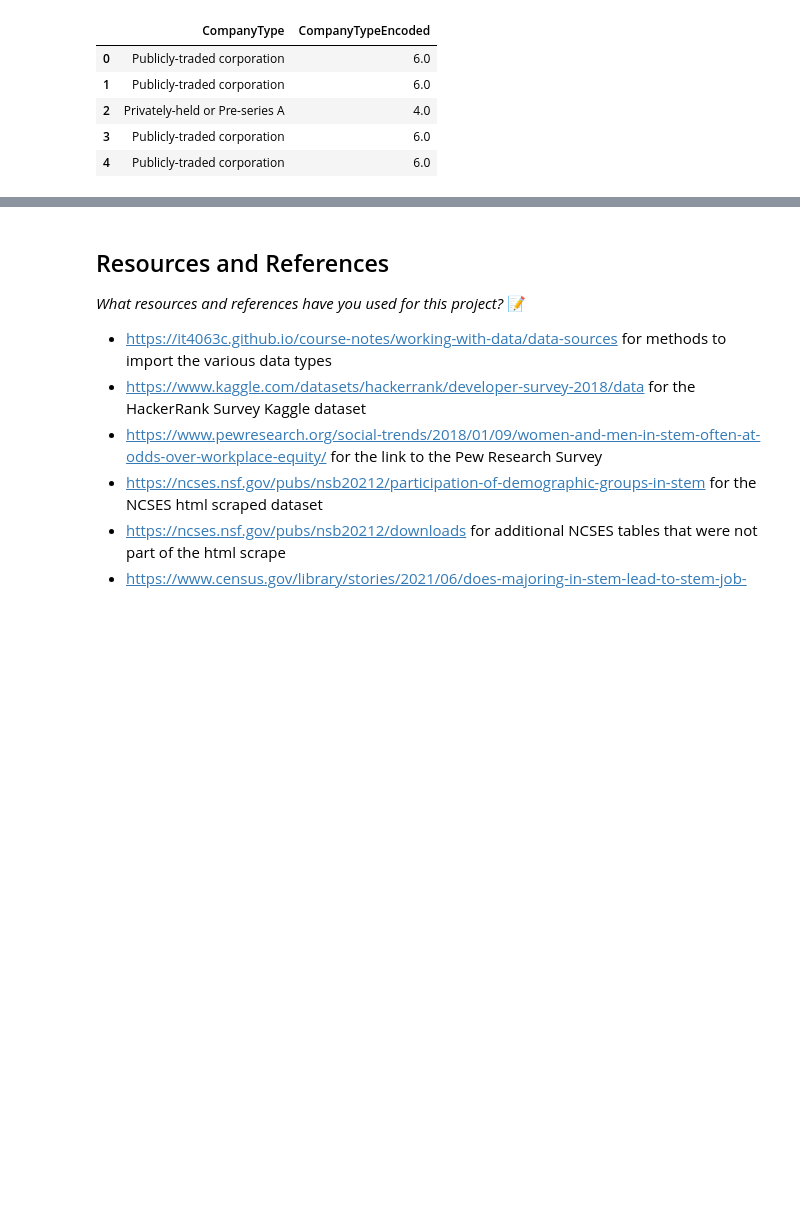
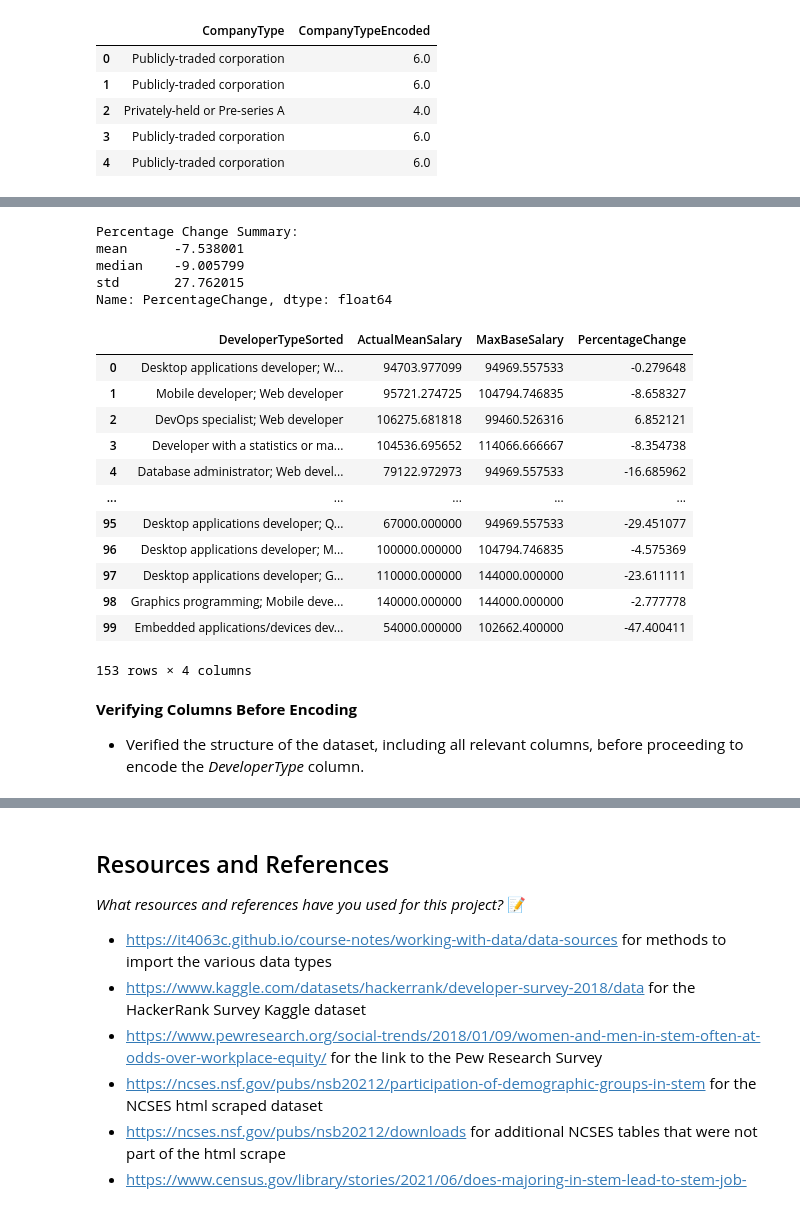
Before and after one commit to IT4063C-Fall24/final-project-yaumj, a Jupyter notebook: source.ipynb, the cells around one changed output, grey strips where cells are left out. Drawn from its saved outputs; the diff is of its cells as text; code cells hidden in the pictures; blank space fills up the shorter version.

```diff
--- a/source.ipynb
+++ b/source.ipynb
@@ -4554,0 +4794,18 @@ display(encoded_stack_overflow_df[['CompanyType', 'CompanyTypeEncoded']].head())
+# %%
+# Filter for rows with exactly three roles
+three_role_rows = encoded_stack_overflow_df[
+    encoded_stack_overflow_df['DeveloperType'].str.contains("; ") &
+    (encoded_stack_overflow_df['DeveloperType'].str.count("; ") == 2)
+].copy()  # Create a copy to avoid the warning
+
+# Sort roles alphabetically within each row
+three_role_rows.loc[:, 'DeveloperTypeSorted'] = three_role_rows['DeveloperType'].apply(
+    lambda x: "; ".join(sorted(x.split("; "))) if pd.notna(x) else x
+)
+
+# Calculate mean, median, and count for each two-role combination
+three_role_stats = three_role_rows.groupby('DeveloperTypeSorted')['Salary'].agg(['mean', 'median', 'count']).sort_values('count', ascending=False)
+
+# Filter for combinations with at least 10 occurrences
+filtered_three_role_stats = three_role_stats[three_role_stats['count'] >= 10]
+display(filtered_three_role_stats)
@@ -4554,0 +4832,61 @@ display(encoded_stack_overflow_df[['CompanyType', 'CompanyTypeEncoded']].head())
+# %%
+# Filter single-role statistics to exclude rows with NaN mean salary
+single_role_salary_filtered = single_role_salary.dropna(subset=['mean'])
+
+# Extract single-role statistics as a dictionary
+single_role_stats_dict = single_role_salary_filtered['mean'].to_dict()
+
+# Combine two-role and three-role datasets, excluding rows with NaN mean salary
+two_role_stats_filtered = two_role_stats.dropna(subset=['mean'])
+three_role_stats_filtered = three_role_stats.dropna(subset=['mean'])
+
+multi_role_stats_combined = pd.concat([two_role_stats_filtered.reset_index(), three_role_stats_filtered.reset_index()])
+multi_role_stats_combined = multi_role_stats_combined.rename(columns={"mean": "ActualMeanSalary"})
+
+# Calculate the maximum base salary for each multi-role combination
+def calculate_max_single_role_salary(roles):
+    role_list = roles.split("; ")
+    return max([single_role_stats_dict.get(role, 0) for role in role_list])
+
+multi_role_stats_combined['MaxBaseSalary'] = multi_role_stats_combined['DeveloperTypeSorted'].apply(calculate_max_single_role_salary)
+
+# Exclude rows where MaxBaseSalary is 0 (indicating no matching single-role stats)
+multi_role_stats_combined = multi_role_stats_combined[multi_role_stats_combined['MaxBaseSalary'] > 0]
+
+# Calculate the percentage increase
+multi_role_stats_combined['PercentageChange'] = (
+    (multi_role_stats_combined['ActualMeanSalary'] - multi_role_stats_combined['MaxBaseSalary']) /
+    multi_role_stats_combined['MaxBaseSalary']
+) * 100
+
+# Aggregate results
+percentage_change_summary = multi_role_stats_combined['PercentageChange'].agg(['mean', 'median', 'std'])
+
+# Display results
+print("Percentage Change Summary:")
+print(percentage_change_summary)
+
+# Display the combined dataset for review
+display(multi_role_stats_combined[['DeveloperTypeSorted', 'ActualMeanSalary', 'MaxBaseSalary', 'PercentageChange']])
+# %% [output]
+Percentage Change Summary:
+mean      -7.538001
+median    -9.005799
+std       27.762015
+Name: PercentageChange, dtype: float64
+|  | DeveloperTypeSorted | ActualMeanSalary | MaxBaseSalary | PercentageChange |
+| 0 | Desktop applications developer; W... | 94703.977099 | 94969.557533 | -0.279648 |
+| 1 | Mobile developer; Web developer | 95721.274725 | 104794.746835 | -8.658327 |
+| 2 | DevOps specialist; Web developer | 106275.681818 | 99460.526316 | 6.852121 |
+| 3 | Developer with a statistics or ma... | 104536.695652 | 114066.666667 | -8.354738 |
+| 4 | Database administrator; Web devel... | 79122.972973 | 94969.557533 | -16.685962 |
+| ... | ... | ... | ... | ... |
+| 95 | Desktop applications developer; Q... | 67000.000000 | 94969.557533 | -29.451077 |
+| 96 | Desktop applications developer; M... | 100000.000000 | 104794.746835 | -4.575369 |
+| 97 | Desktop applications developer; G... | 110000.000000 | 144000.000000 | -23.611111 |
+| 98 | Graphics programming; Mobile deve... | 140000.000000 | 144000.000000 | -2.777778 |
+| 99 | Embedded applications/devices dev... | 54000.000000 | 102662.400000 | -47.400411 |
+153 rows × 4 columns
+# %% [markdown]
+**Verifying Columns Before Encoding**
+- Verified the structure of the dataset, including all relevant columns, before proceeding to encode the *DeveloperType* column.
```
Also changed, not shown: parts of 20 cells of this notebook, 1 other file.
